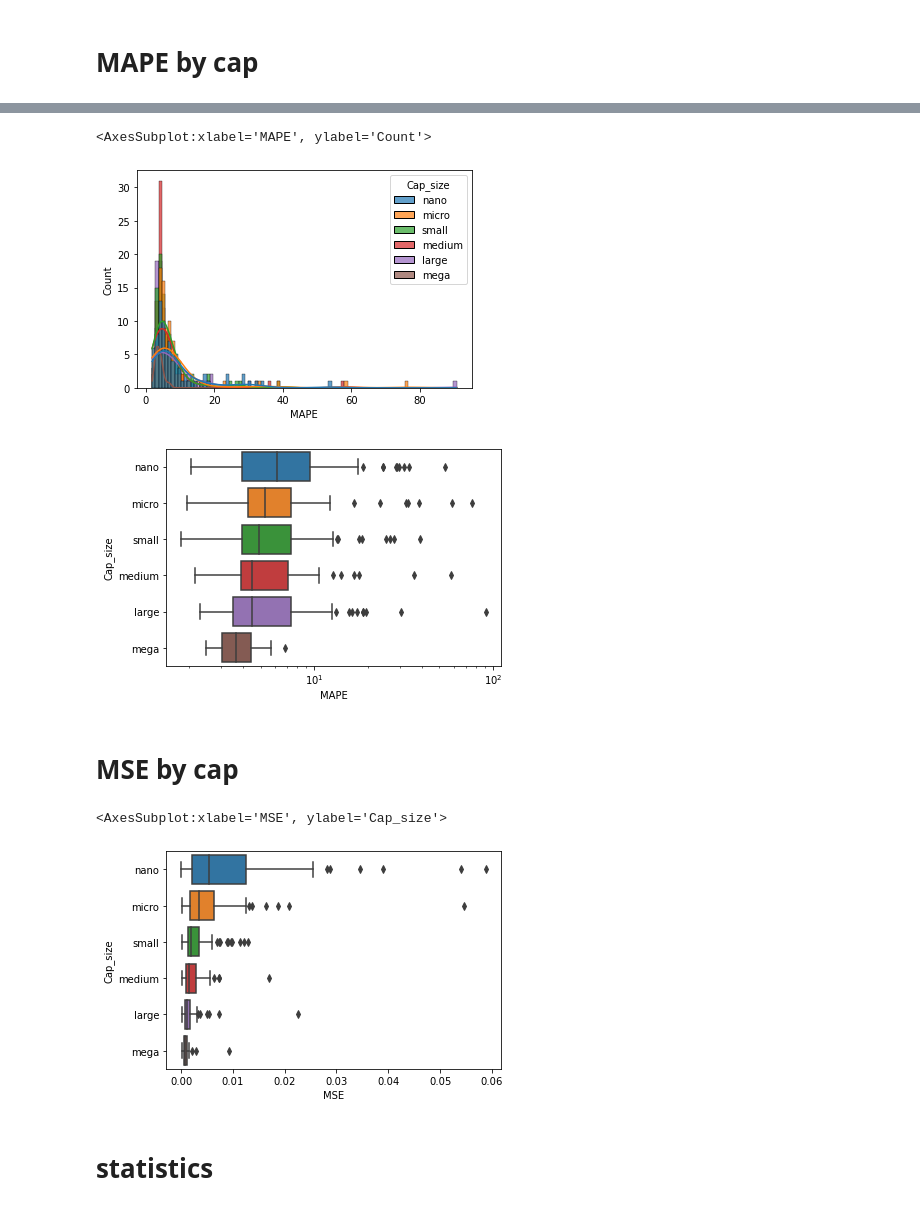
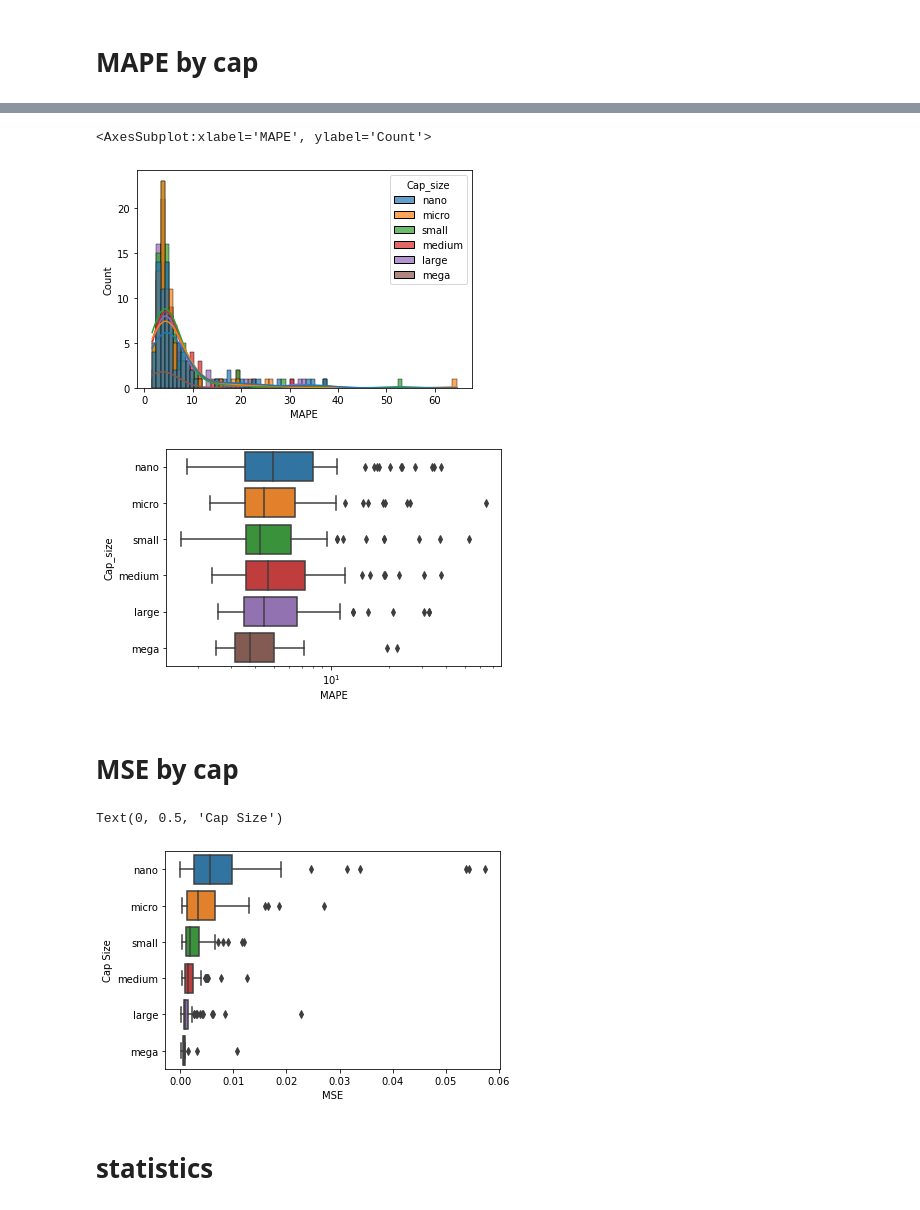
Before and after one commit to yiwen1996/DSGA1018TimeSeries, a Jupyter notebook: HMM_results.ipynb, the cells around one changed output, grey strips where cells are left out. Saved outputs shown, nothing was run; the diff lists cells and outputs as text; code cells hidden in the pictures.

```diff
--- a/HMM_results.ipynb
+++ b/HMM_results.ipynb
@@ -53,7 +53,7 @@ def evaluation_metrics(test_data, predictions):
 # Models
 # %%
 def hmm_prediction(train_data,num_of_predictions):
-    hmm_model = hmm.GaussianHMM(n_components=3, covariance_type="full", n_iter=1000)
+    hmm_model = hmm.GaussianHMM(n_components=2, covariance_type="full", n_iter=1000)
     hmm_model.fit(train_data)
 
     predict_state = hmm_model.predict(train_data)
@@ -158,7 +160,7 @@ sns.histplot(data = metrics_df_concat_truncated
             )
 # %% [output]
 <AxesSubplot:xlabel='MAPE', ylabel='Count'>
-[figure, old version]
+[figure, new version]
 # %%
 sns.boxplot(data = metrics_df_concat_truncated
             ,x = 'MAPE'
@@ -166,17 +168,18 @@ sns.boxplot(data = metrics_df_concat_truncated
             )
 plt.xscale('log')
 # %% [output]
-[figure, old version]
+[figure, new version]
 # %% [markdown]
 # MSE by cap
 # %%
 sns.boxplot(data = metrics_df_concat_truncated
             ,x = 'MSE'
             ,y = 'Cap_size'
             )
+plt.ylabel('Cap Size')
 # %% [output]
-<AxesSubplot:xlabel='MSE', ylabel='Cap_size'>
+Text(0, 0.5, 'Cap Size')
-[figure, old version]
+[figure, new version]
 # %% [markdown]
 # statistics
 # %%
```
Also changed, not shown: parts of 5 cells of this notebook, 4 other files.
